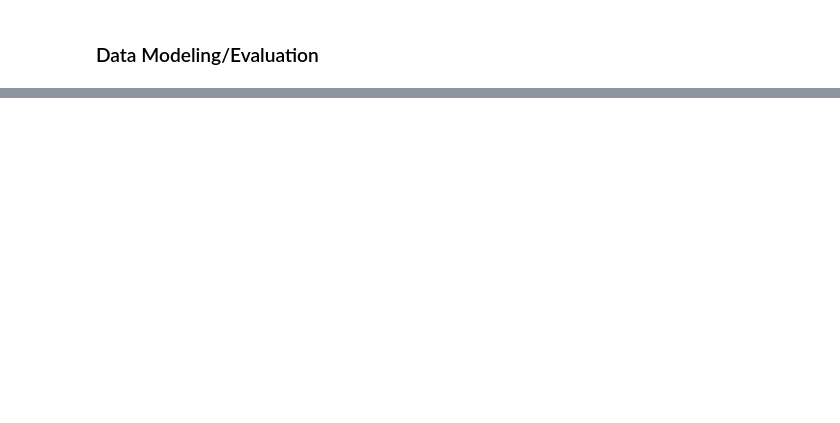
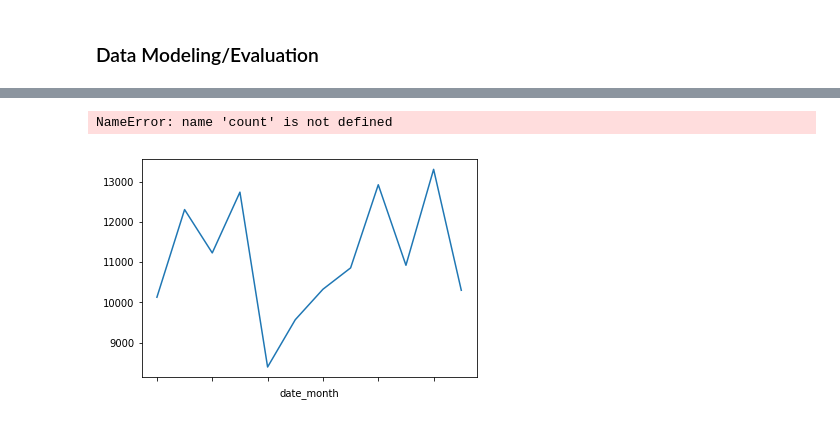
Before and after one commit to AnthonyGoh7/Udacity-Data-Scientist-Nanodegree, a Jupyter notebook: Project - Write A Data Science Blog Post - AirBnB Data.ipynb, the cells around one changed output, grey strips where cells are left out. Saved outputs shown, nothing was run; the diff lists cells and outputs as text; code cells hidden in the pictures; blank space fills up the shorter version.

```diff
--- a/Project - Write A Data Science Blog Post - AirBnB Data.ipynb
+++ b/Project - Write A Data Science Blog Post - AirBnB Data.ipynb
@@ -314,0 +301,12 @@ def plot_hist(df, col):
+# %%
+availability_breakdown = calendar[calendar["date_day"] == "Monday"].groupby("date_month")["listing_id"].count()
+availability_breakdown.plot(kind="line");
+
+plt.plot(x="date_month", y=count("listing_id"),data = calendar)
+# l = plt.plot(x='months',y='distance',data=df1)
+# plt.xticks(rotation=45)
+# pivot = calendar.pivot_table(index=["date_day"], columns=["date_month"])
+# pivot
+# %% [output]
+NameError: name 'count' is not defined
+[figure, added]
```
Also changed, not shown: parts of 21 cells of this notebook.
